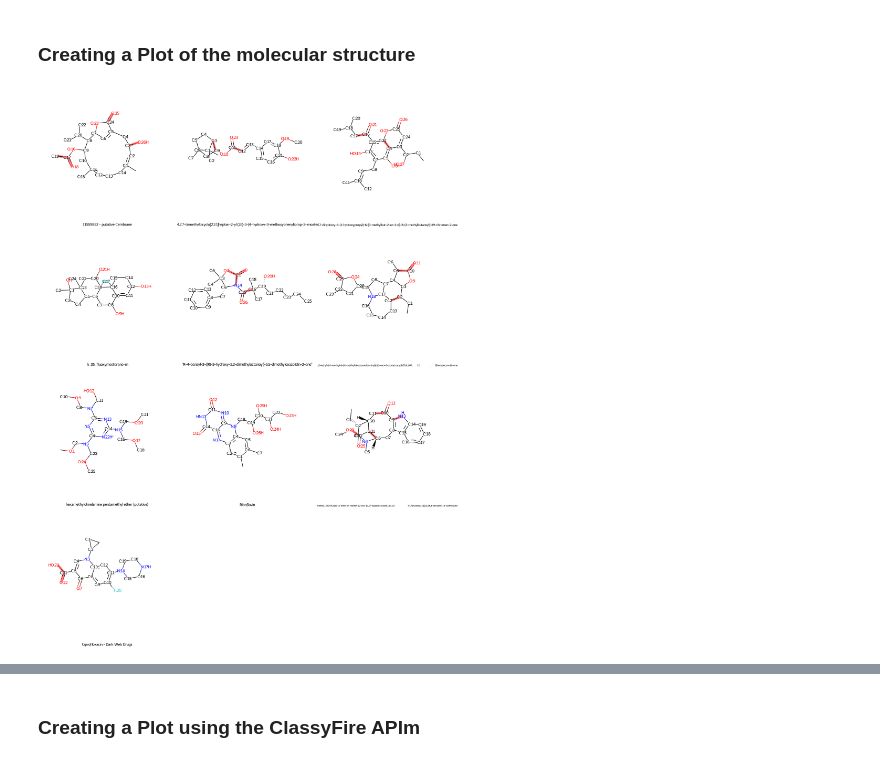
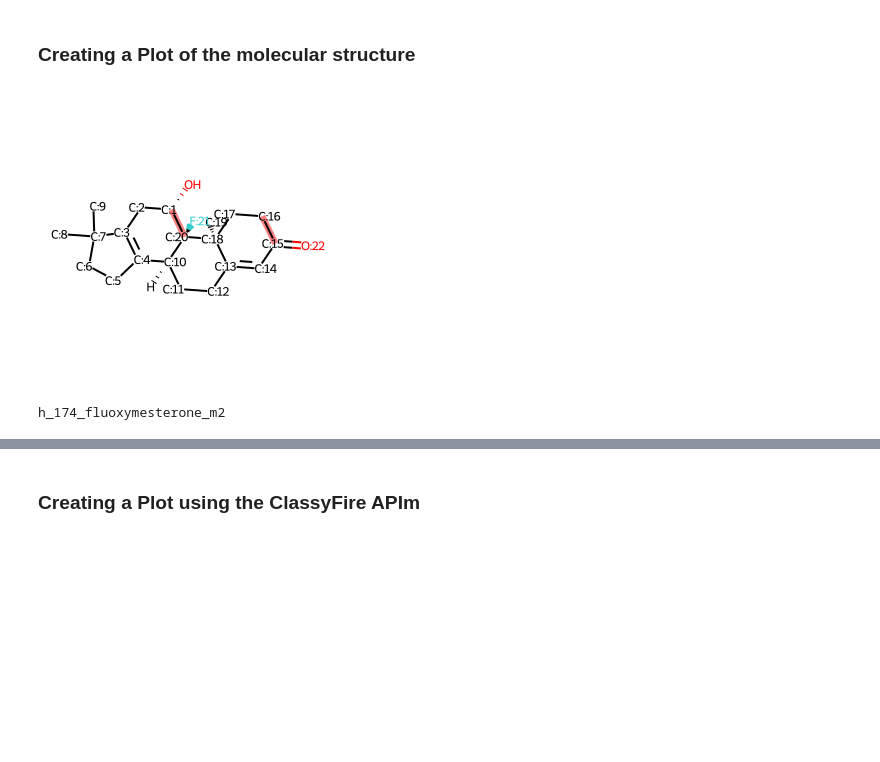
Before and after one commit to omigami/omigami, a Jupyter notebook: notebooks/ms2deepscore/tutorial.ipynb, the cells around one changed output, grey strips where cells are left out. Drawn from its saved outputs; the diff is of its cells as text; code cells hidden in the pictures; blank space fills up the shorter version.

```diff
--- a/notebooks/ms2deepscore/tutorial.ipynb
+++ b/notebooks/ms2deepscore/tutorial.ipynb
@@ -107,11 +107,19 @@ plotter = MoleculePlotter()
 # %% [markdown]
 ### Creating a Plot of the molecular structure
-# %%
-plotter.plot_molecule_structure_grid(
-    spectra_matches[1],
-    draw_indices=True,
-    img_size=(600, 600),
-    substructure_highlight="C(=O)"
-)
-# %% [output]
-[figure, removed]
+# %%
+from omigami.plotting import MoleculePlotter
+plotter = MoleculePlotter()
+
+plots, legends = plotter.plot_molecule_structure(
+    spectra_matches[1],
+    draw_indices=True,
+    img_size=(300, 300),
+    substructure_highlight="C(=O)"
+)
+
+first_match = list(plots.values())[0]
+display(first_match)
+print(legends[0])
+# %% [output]
+[figure, added]
+h_174_fluoxymesterone_m2
```
Also changed, not shown: parts of 9 cells of this notebook.
